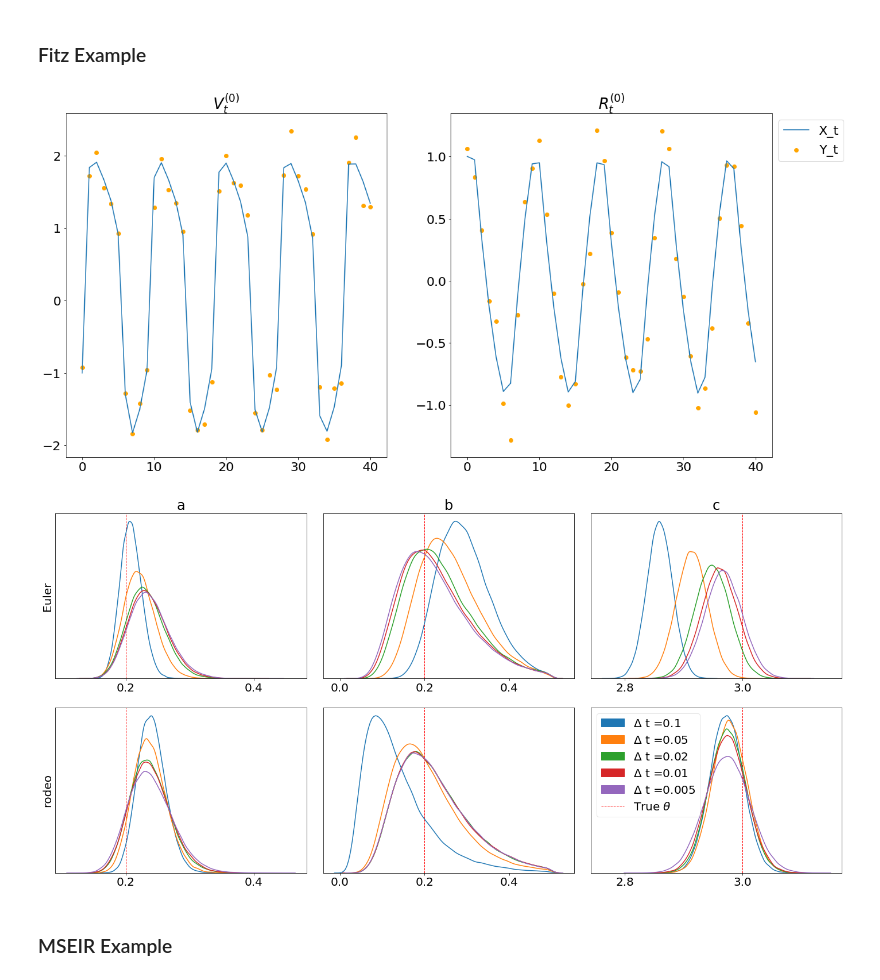
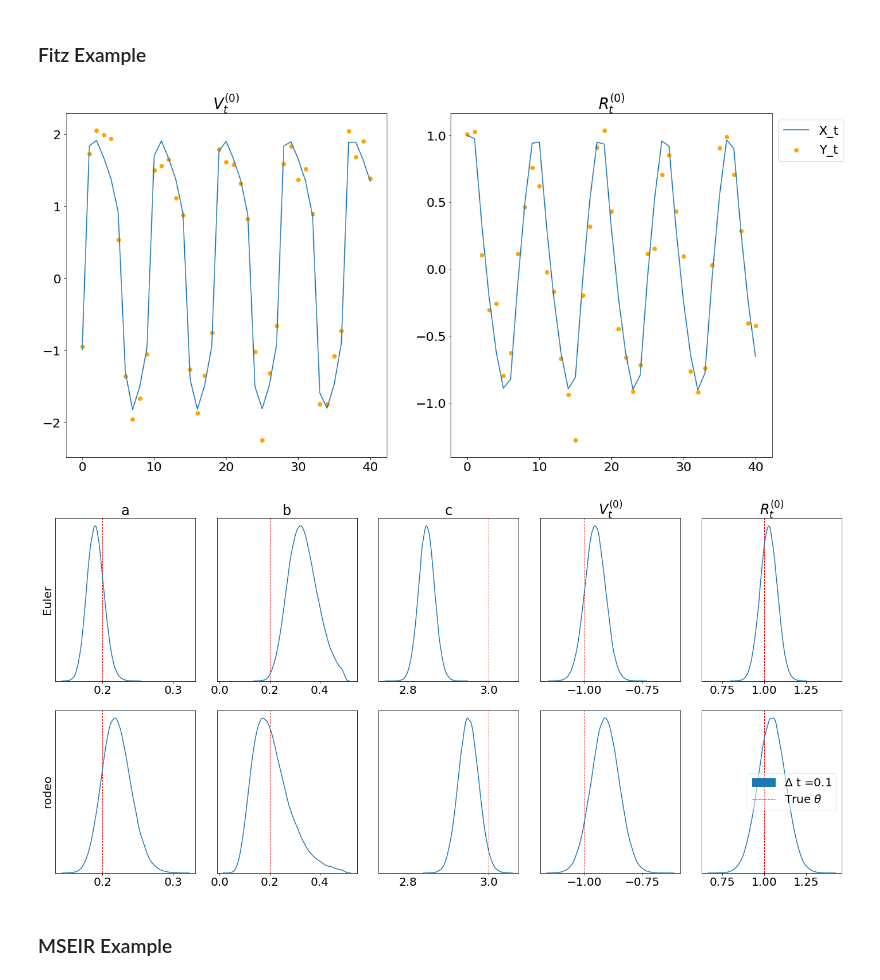
Before and after one commit to mlysy/rodeo-legacy, a Jupyter notebook: examples/Paper.ipynb, the cells around one changed output. Drawn from its saved outputs; the diff is of its cells as text; code cells hidden in the pictures.

```diff
--- a/examples/Paper.ipynb
+++ b/examples/Paper.ipynb
@@ -751,50 +751,53 @@ def fitz_example(load_calcs=False):
     axs[1].plot(tseq, X_t[:,1], label = 'X_t')
     axs[1].scatter(tseq, Y_t[:,1], label = 'Y_t', color='orange')
     axs[1].set_title("$R^{(0)}_t$")
     axs[1].legend(loc='upper left', bbox_to_anchor=[1, 1])
     fig.savefig('figures/fitzsim.pdf')
 
-    hlst = np.array([0.1, 0.05, 0.02, 0.01, 0.005])
-    dt = 1
+    dtlst = np.array([0.1])
+    obs_t = 1
     if load_calcs:
         theta_euler = np.load('saves/fitz_theta_euler.npy')
         theta_kalman = np.load('saves/fitz_theta_kalman.npy')
     else:
         # Parameter inference using Euler's approximation
-        theta_euler = np.zeros((len(hlst), n_samples, n_theta))
+        theta_euler = np.zeros((len(dtlst), n_samples, n_theta+n_var))
         phi_init = np.append(np.log(theta_true), x0)
-        for i in range(len(hlst)):
-            phi_hat, phi_var = inf.phi_fit(Y_t, np.array([None, None]), hlst[i], dt, phi_mean, phi_sd, inf.euler_nlpost,
+        for i in range(len(dtlst)):
+            phi_hat, phi_var = inf.phi_fit(Y_t, np.array([None, None]), dtlst[i], obs_t, phi_mean, phi_sd, inf.euler_nlpost,
                                            inf.euler_solve, inf.loglike, gamma, phi_init=phi_init)
-            theta_euler[i] = inf.theta_sample(phi_hat[:3], phi_var[:3, :3], n_samples)
+            theta_euler[i] = inf.theta_sample(phi_hat, phi_var, n_samples)
+            theta_euler[i, :, n_theta:] = np.log(theta_euler[i, :, n_theta:])
         #np.save('saves/fitz_theta_euler.npy', theta_euler)
 
         # Parameter inference using Kalman solver
-        theta_kalman = np.zeros((len(hlst), n_samples, n_theta))
-        for i in range(len(hlst)):
-            ode_init = ibm_init(hlst[i], n_deriv_prior, sigma)
+        theta_kalman = np.zeros((len(dtlst), n_samples, n_theta+n_var))
+        for i in range(len(dtlst)):
+            ode_init = ibm_init(dtlst[i], n_deriv_prior, sigma)
             kinit = indep_init(ode_init, n_deriv_prior)
-            n_eval = int((tmax-tmin)/hlst[i])
+            n_eval = int((tmax-tmin)/dtlst[i])
             kode = KalmanODE(W, tmin, tmax, n_eval, fitz, **kinit)
             inf.kode = kode
             inf.W = W
-            phi_hat, phi_var = inf.phi_fit(Y_t, np.array([None, None]), hlst[i], dt, phi_mean, phi_sd, inf.kalman_nlpost,
+            phi_hat, phi_var = inf.phi_fit(Y_t, np.array([None, None]), dtlst[i], obs_t, phi_mean, phi_sd, inf.kalman_nlpost,
                                            inf.kalman_solve, inf.loglike, gamma, phi_init = phi_init)
-            theta_kalman[i] = inf.theta_sample(phi_hat[:3], phi_var[:3, :3], n_samples)
+            theta_kalman[i] = inf.theta_sample(phi_hat, phi_var, n_samples)
+            theta_kalman[i, :, n_theta:] = np.log(theta_kalman[i, :, n_theta:])
         #np.save('saves/fitz_theta_kalman.npy', theta_kalman)
 
     # Produces the graph in Figure 3
     plt.rcParams.update({'font.size': 20})
-    var_names = ['a', 'b', 'c']
-    figure = inf.theta_plot(theta_euler, theta_kalman, theta_true, hlst, var_names, clip=[None, (0, 0.5), None])
+    var_names = ['a', 'b', 'c', r"$V_t^{(0)}$", r"$R_t^{(0)}$"]
+    param_true = np.append(theta_true, x0)
+    figure = inf.theta_plot(theta_euler, theta_kalman, param_true, hlst, var_names, clip=[None, (0, 0.5), None, None, None], rows=2)
     #figure.savefig('figures/fitzfigure.pdf')
     return
 
 if __name__ == '__main__':
-    fitz_example(True)
+    fitz_example(False)
 # %% [output]
-[figure, old version]
+[figure, new version]
-[figure, old version]
+[figure, new version]
 # %% [markdown]
 ### MSEIR Example
 # %%
```
Also changed, not shown: 7 other files.
